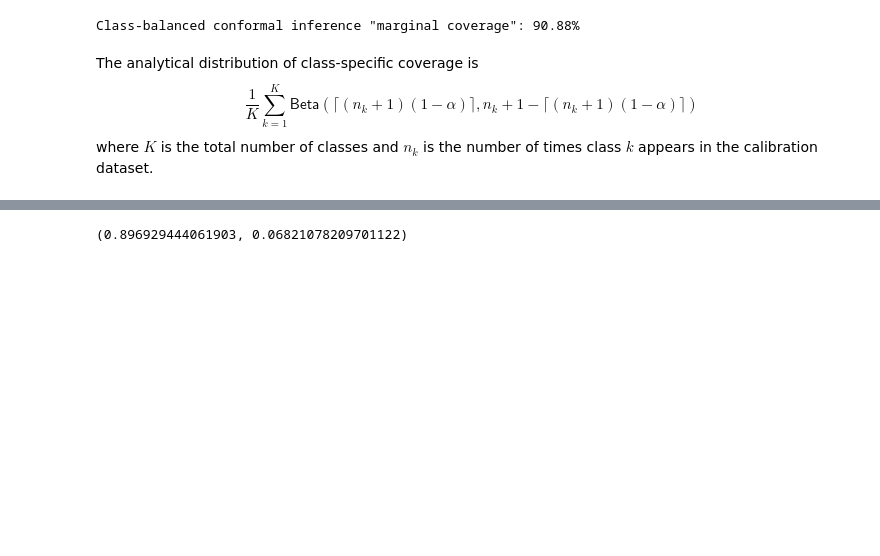
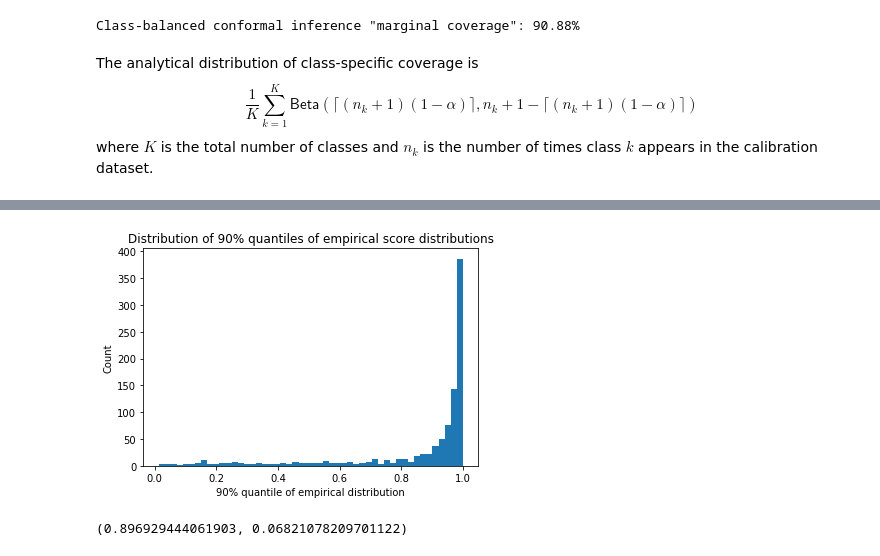
Before and after one commit to tiffanyding/empirical-bayes-conformal, a Jupyter notebook: imagenet_experiments.ipynb, the cells around one changed output, grey strips where cells are left out. Saved outputs shown, nothing was run; the diff lists cells and outputs as text; code cells hidden in the pictures; blank space fills up the shorter version.

```diff
--- a/imagenet_experiments.ipynb
+++ b/imagenet_experiments.ipynb
@@ -203,3 +237,12 @@ plt.show()
+# %%
+bins = 50
+plt.hist(qhats, bins=bins)
+plt.xlabel('90% quantile of empirical distribution')
+plt.ylabel('Count')
+plt.title('Distribution of 90% quantiles of empirical score distributions')
+plt.show()
+# %% [output]
+[figure, added]
 # %%
 np.mean(class_specific_cov), np.std(class_specific_cov)
 # %% [output]
```
Also changed, not shown: parts of 9 cells of this notebook, 4 other files.
